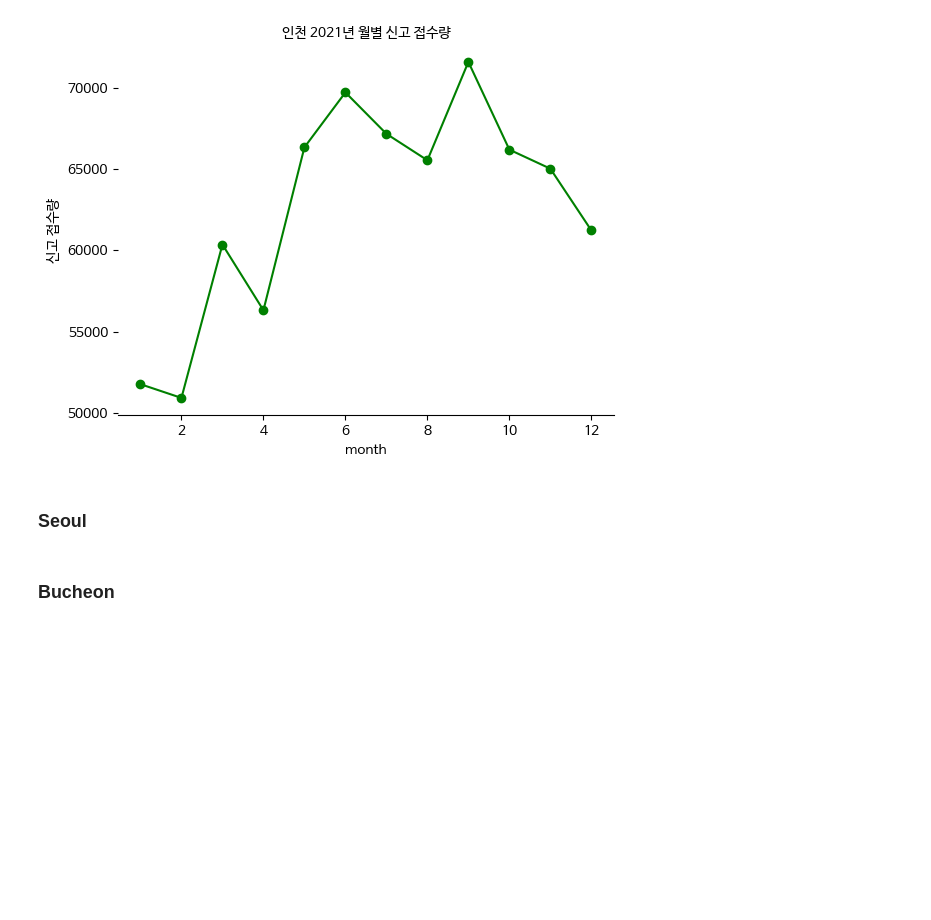
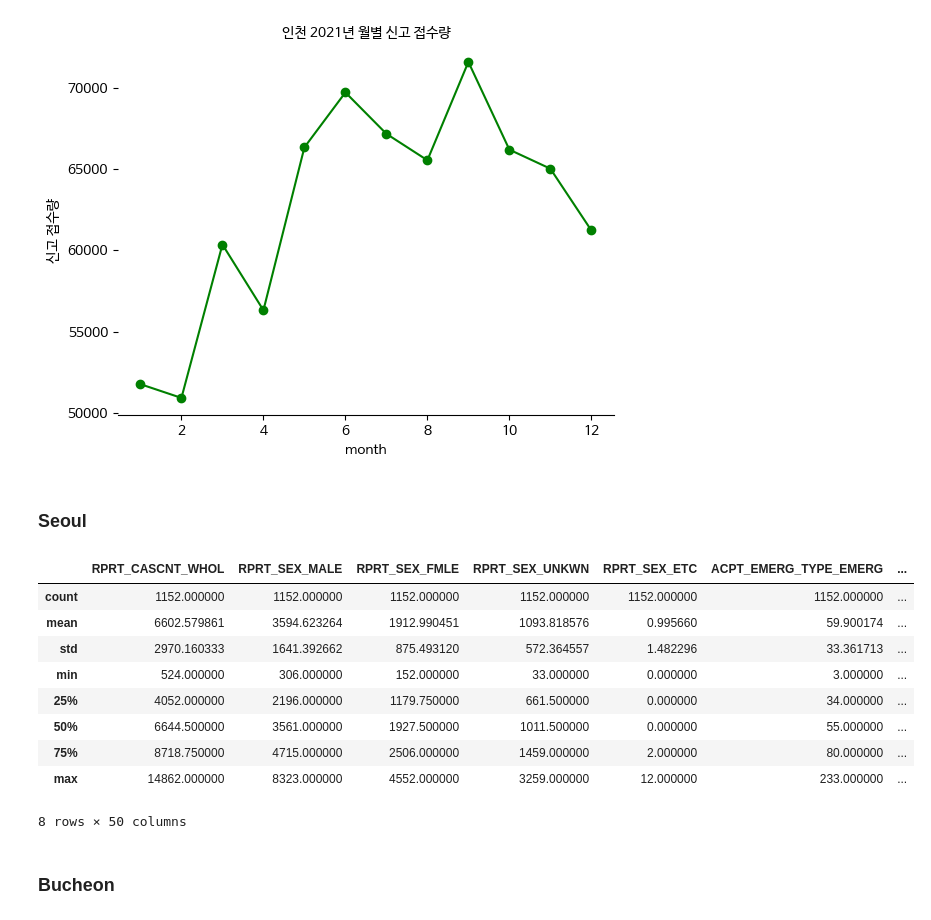
Before and after one commit to geun-hyoung/python-exploratory-data-analysis-police-data, a Jupyter notebook: Data_Clenaing&EDA.ipynb, the cells around one changed output. Saved outputs shown, nothing was run; the diff lists cells and outputs as text; code cells hidden in the pictures; blank space fills up the shorter version.

```diff
--- a/Data_Clenaing&EDA.ipynb
+++ b/Data_Clenaing&EDA.ipynb
@@ -472,3 +472,19 @@ for j in range(3):
 [figure]
 # %% [markdown]
 ### Seoul
+# %%
+# 서울 경찰관서 필터링
+seoul_df = df[df['PLCST_NM'].str.contains('서울')]
+# %%
+seoul_df.describe()
+# %% [output]
+|  | RPRT_CASCNT_WHOL | RPRT_SEX_MALE | RPRT_SEX_FMLE | RPRT_SEX_UNKWN | RPRT_SEX_ETC | ACPT_EMERG_TYPE_EMERG | ... |
+| count | 1152.000000 | 1152.000000 | 1152.000000 | 1152.000000 | 1152.000000 | 1152.000000 | ... |
+| mean | 6602.579861 | 3594.623264 | 1912.990451 | 1093.818576 | 0.995660 | 59.900174 | ... |
+| std | 2970.160333 | 1641.392662 | 875.493120 | 572.364557 | 1.482296 | 33.361713 | ... |
+| min | 524.000000 | 306.000000 | 152.000000 | 33.000000 | 0.000000 | 3.000000 | ... |
+| 25% | 4052.000000 | 2196.000000 | 1179.750000 | 661.500000 | 0.000000 | 34.000000 | ... |
+| 50% | 6644.500000 | 3561.000000 | 1927.500000 | 1011.500000 | 0.000000 | 55.000000 | ... |
+| 75% | 8718.750000 | 4715.000000 | 2506.000000 | 1459.000000 | 2.000000 | 80.000000 | ... |
+| max | 14862.000000 | 8323.000000 | 4552.000000 | 3259.000000 | 12.000000 | 233.000000 | ... |
+8 rows × 50 columns
```
Also changed, not shown: parts of 1 cell of this notebook.
